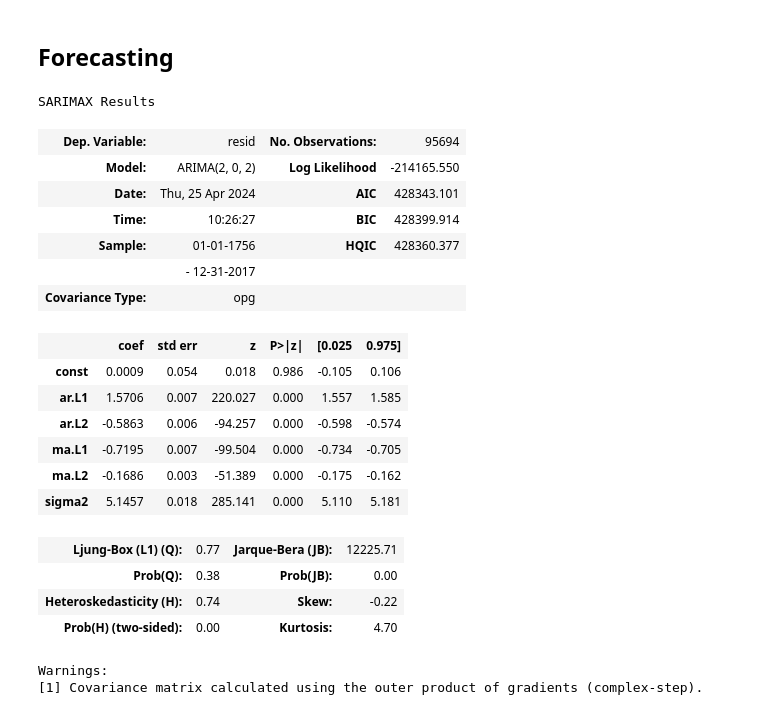
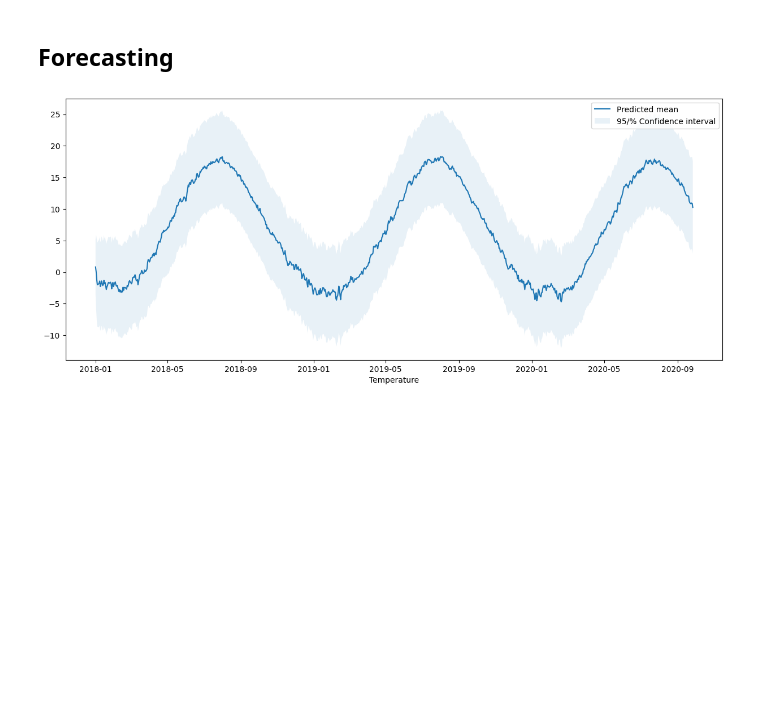
Before and after one commit to XindiLiu/TS_Project, a Jupyter notebook: partA.ipynb, the cells around one changed output. Cells and saved outputs as stored; diff of their text form; code cells hidden in the pictures; blank space fills up the shorter version.

Commit message:
Forecasting

```diff
--- a/partA.ipynb
+++ b/partA.ipynb
@@ -205,30 +227,5 @@ ma: [-0.71954142 -0.16864529]
 # %% [markdown]
 ## Forecasting
-# %%
-#TODO
-best_model.summary()
-# %% [output]
-SARIMAX Results
-| Dep. Variable: | resid | No. Observations: | 95694 |
-| Model: | ARIMA(2, 0, 2) | Log Likelihood | -214165.550 |
-| Date: | Thu, 25 Apr 2024 | AIC | 428343.101 |
-| Time: | 10:26:27 | BIC | 428399.914 |
-| Sample: | 01-01-1756 | HQIC | 428360.377 |
-|  | - 12-31-2017 |  |  |
-| Covariance Type: | opg |  |  |
-|  | coef | std err | z | P>|z| | [0.025 | 0.975] |
-| const | 0.0009 | 0.054 | 0.018 | 0.986 | -0.105 | 0.106 |
-| ar.L1 | 1.5706 | 0.007 | 220.027 | 0.000 | 1.557 | 1.585 |
-| ar.L2 | -0.5863 | 0.006 | -94.257 | 0.000 | -0.598 | -0.574 |
-| ma.L1 | -0.7195 | 0.007 | -99.504 | 0.000 | -0.734 | -0.705 |
-| ma.L2 | -0.1686 | 0.003 | -51.389 | 0.000 | -0.175 | -0.162 |
-| sigma2 | 5.1457 | 0.018 | 285.141 | 0.000 | 5.110 | 5.181 |
-| Ljung-Box (L1) (Q): | 0.77 | Jarque-Bera (JB): | 12225.71 |
-| Prob(Q): | 0.38 | Prob(JB): | 0.00 |
-| Heteroskedasticity (H): | 0.74 | Skew: | -0.22 |
-| Prob(H) (two-sided): | 0.00 | Kurtosis: | 4.70 |
-Warnings:
-[1] Covariance matrix calculated using the outer product of gradients (complex-step).
 # %%
 seasonal = seas_decompose_4_years.seasonal
 def forecast_in(start, end):
@@ -258,0 +254,12 @@ forecasts = best_model.get_prediction(3000).summary_frame()
+# %%
+forecasts = forecast_out(1000)
+# %%
+fig = plt.figure(figsize=(15, 6))
+plt.plot(forecasts.index, forecasts['mean'])
+plt.fill_between(forecasts.index, forecasts['mean_ci_lower'],forecasts['mean_ci_upper'], alpha = 0.1)
+plt.legend(['Predicted mean', '95/% Confidence interval'])
+plt.xlabel('Date')
+plt.xlabel('Temperature')
+fig.show()
+# %% [output]
+[figure, added]
```
Also changed, not shown: parts of 3 cells of this notebook.
